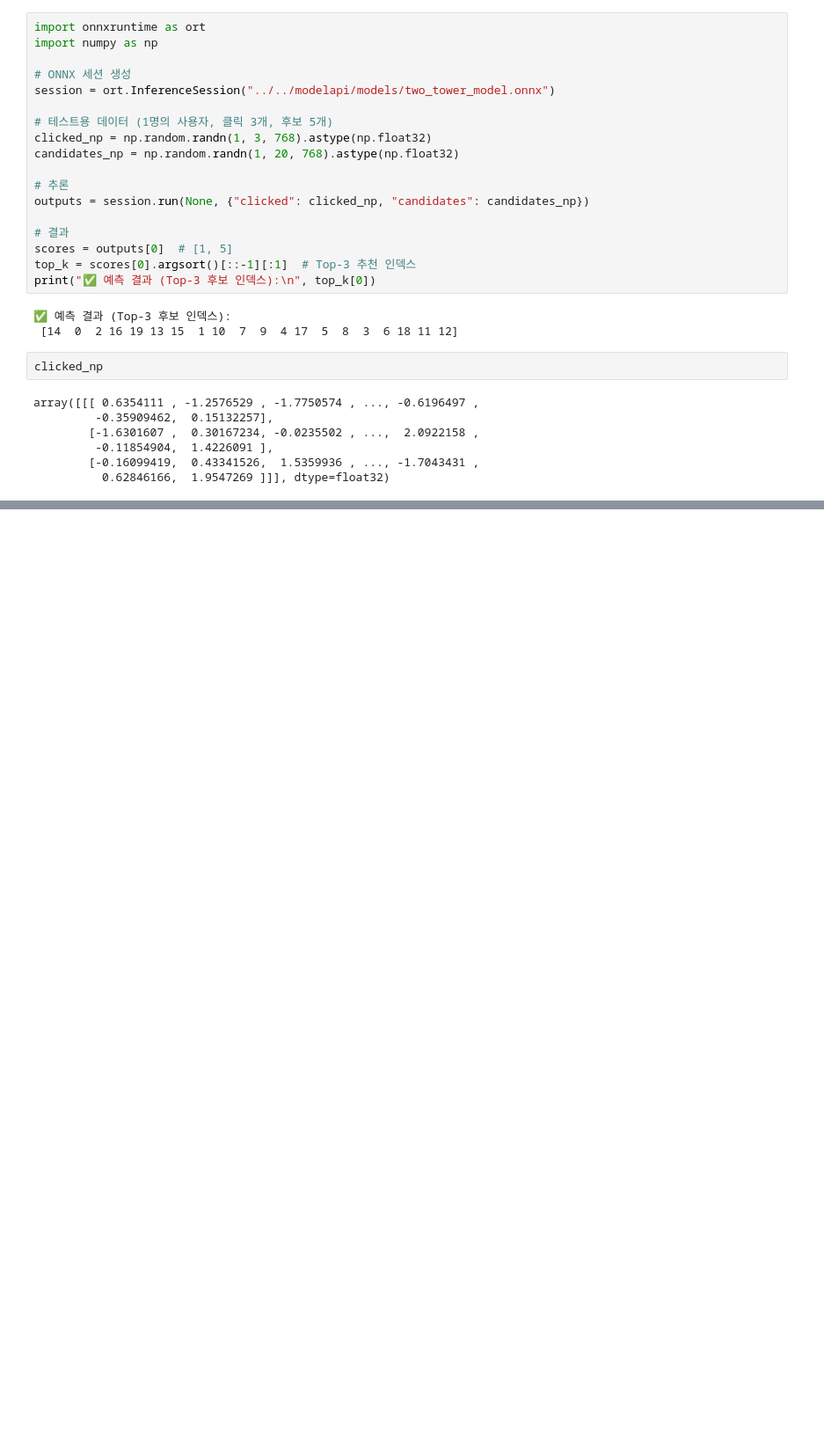
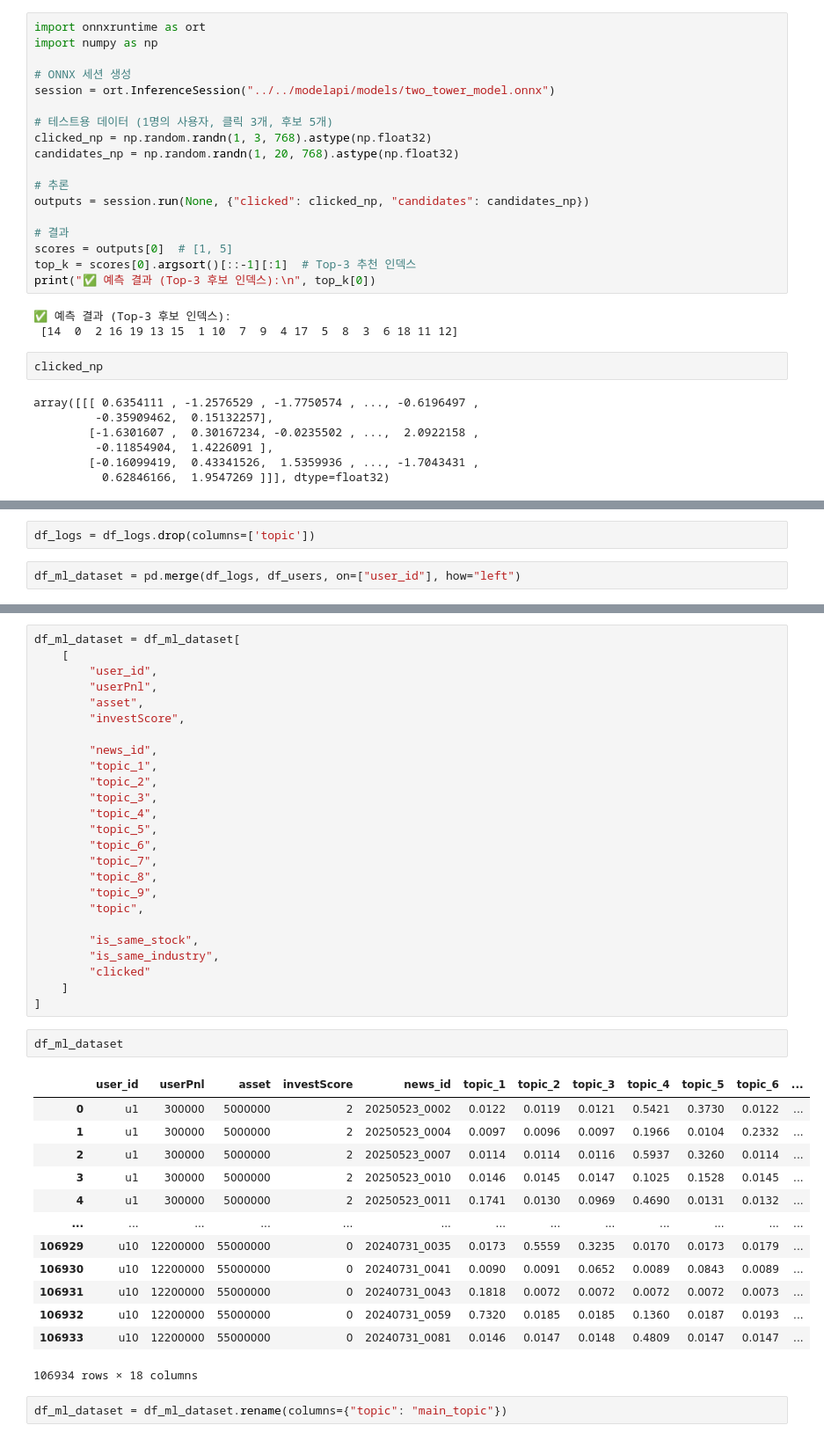
Before and after one commit to choikwangil95/HKToss-MLOps-Project-Final, a Jupyter notebook: eda/kwangil/recommendation.ipynb, the cells around one changed output, grey strips where cells are left out. Shown at 88% size. Drawn from its saved outputs; the diff is of its cells as text; blank space fills up the shorter version.

Commit message:
추천 ml dataset 생성

```diff
--- a/eda/kwangil/recommendation.ipynb
+++ b/eda/kwangil/recommendation.ipynb
@@ -777,0 +820,4 @@ array([[[ 0.6354111 , -1.2576529 , -1.7750574 , ..., -0.6196497 ,
+# %%
+df_logs = df_logs.drop(columns=['topic'])
+# %%
+df_ml_dataset = pd.merge(df_logs, df_users, on=["user_id"], how="left")
@@ -777,0 +882,43 @@ array([[[ 0.6354111 , -1.2576529 , -1.7750574 , ..., -0.6196497 ,
+# %%
+df_ml_dataset = df_ml_dataset[
+    [
+        "user_id",
+        "userPnl",
+        "asset",
+        "investScore",
+
+        "news_id",
+        "topic_1",
+        "topic_2",
+        "topic_3",
+        "topic_4",
+        "topic_5",
+        "topic_6",
+        "topic_7",
+        "topic_8",
+        "topic_9",
+        "topic",
+
+        "is_same_stock",
+        "is_same_industry",
+        "clicked"
+    ]
+]
+# %%
+df_ml_dataset
+# %% [output]
+|  | user_id | userPnl | asset | investScore | news_id | topic_1 | topic_2 | topic_3 | topic_4 | topic_5 | topic_6 | ... |
+| 0 | u1 | 300000 | 5000000 | 2 | 20250523_0002 | 0.0122 | 0.0119 | 0.0121 | 0.5421 | 0.3730 | 0.0122 | ... |
+| 1 | u1 | 300000 | 5000000 | 2 | 20250523_0004 | 0.0097 | 0.0096 | 0.0097 | 0.1966 | 0.0104 | 0.2332 | ... |
+| 2 | u1 | 300000 | 5000000 | 2 | 20250523_0007 | 0.0114 | 0.0114 | 0.0116 | 0.5937 | 0.3260 | 0.0114 | ... |
+| 3 | u1 | 300000 | 5000000 | 2 | 20250523_0010 | 0.0146 | 0.0145 | 0.0147 | 0.1025 | 0.1528 | 0.0145 | ... |
+| 4 | u1 | 300000 | 5000000 | 2 | 20250523_0011 | 0.1741 | 0.0130 | 0.0969 | 0.4690 | 0.0131 | 0.0132 | ... |
+| ... | ... | ... | ... | ... | ... | ... | ... | ... | ... | ... | ... | ... |
+| 106929 | u10 | 12200000 | 55000000 | 0 | 20240731_0035 | 0.0173 | 0.5559 | 0.3235 | 0.0170 | 0.0173 | 0.0179 | ... |
+| 106930 | u10 | 12200000 | 55000000 | 0 | 20240731_0041 | 0.0090 | 0.0091 | 0.0652 | 0.0089 | 0.0843 | 0.0089 | ... |
+| 106931 | u10 | 12200000 | 55000000 | 0 | 20240731_0043 | 0.1818 | 0.0072 | 0.0072 | 0.0072 | 0.0072 | 0.0073 | ... |
+| 106932 | u10 | 12200000 | 55000000 | 0 | 20240731_0059 | 0.7320 | 0.0185 | 0.0185 | 0.1360 | 0.0187 | 0.0193 | ... |
+| 106933 | u10 | 12200000 | 55000000 | 0 | 20240731_0081 | 0.0146 | 0.0147 | 0.0148 | 0.4809 | 0.0147 | 0.0147 | ... |
+106934 rows × 18 columns
+# %%
+df_ml_dataset = df_ml_dataset.rename(columns={"topic": "main_topic"})
```
Also changed, not shown: parts of 16 cells of this notebook, 2 other files.
